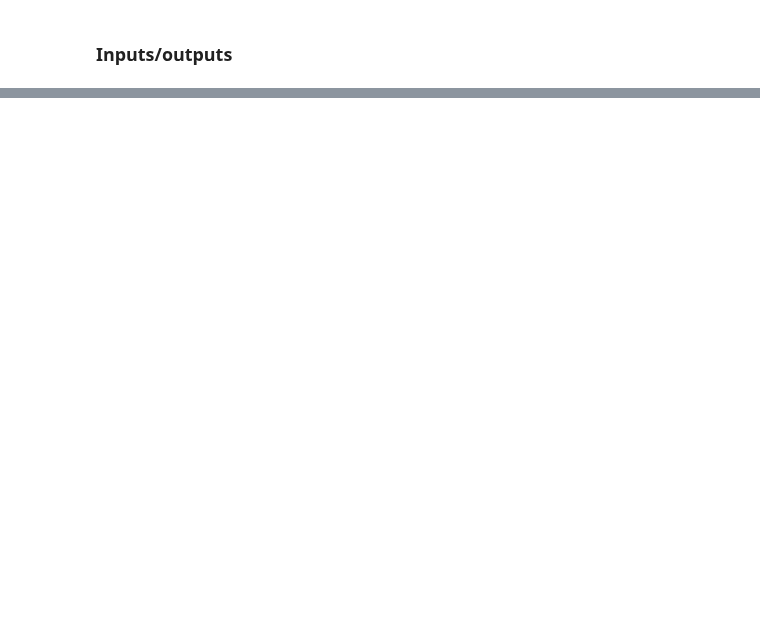
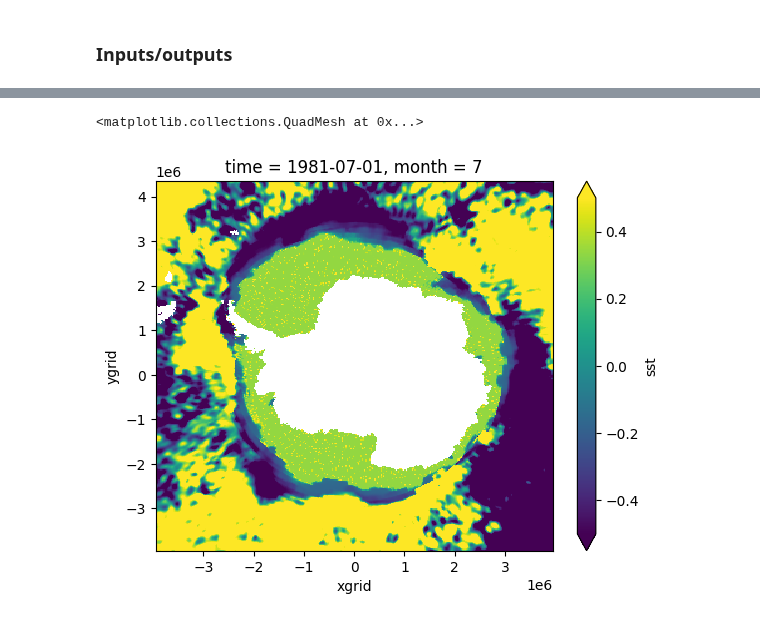
Before and after one commit to ychnli/sicpred, a Jupyter notebook: notebooks/prepdata.ipynb, the cells around one changed output, grey strips where cells are left out. Saved outputs shown, nothing was run; the diff lists cells and outputs as text; code cells hidden in the pictures; blank space fills up the shorter version.

```diff
--- a/notebooks/prepdata.ipynb
+++ b/notebooks/prepdata.ipynb
@@ -252,0 +124,5 @@ Attributes:
+# %%
+xr.open_dataset(f"{DATA_DIRECTORY}/sicpred/normalized_inputs/sea_surface_temperature_norm.nc").sst.isel(time=6).plot(cmap='viridis', vmin=-0.5, vmax=0.5)
+# %% [output]
+<matplotlib.collections.QuadMesh at 0x...>
+[figure, added]
```
Also changed, not shown: parts of 13 cells of this notebook, 5 other files.
